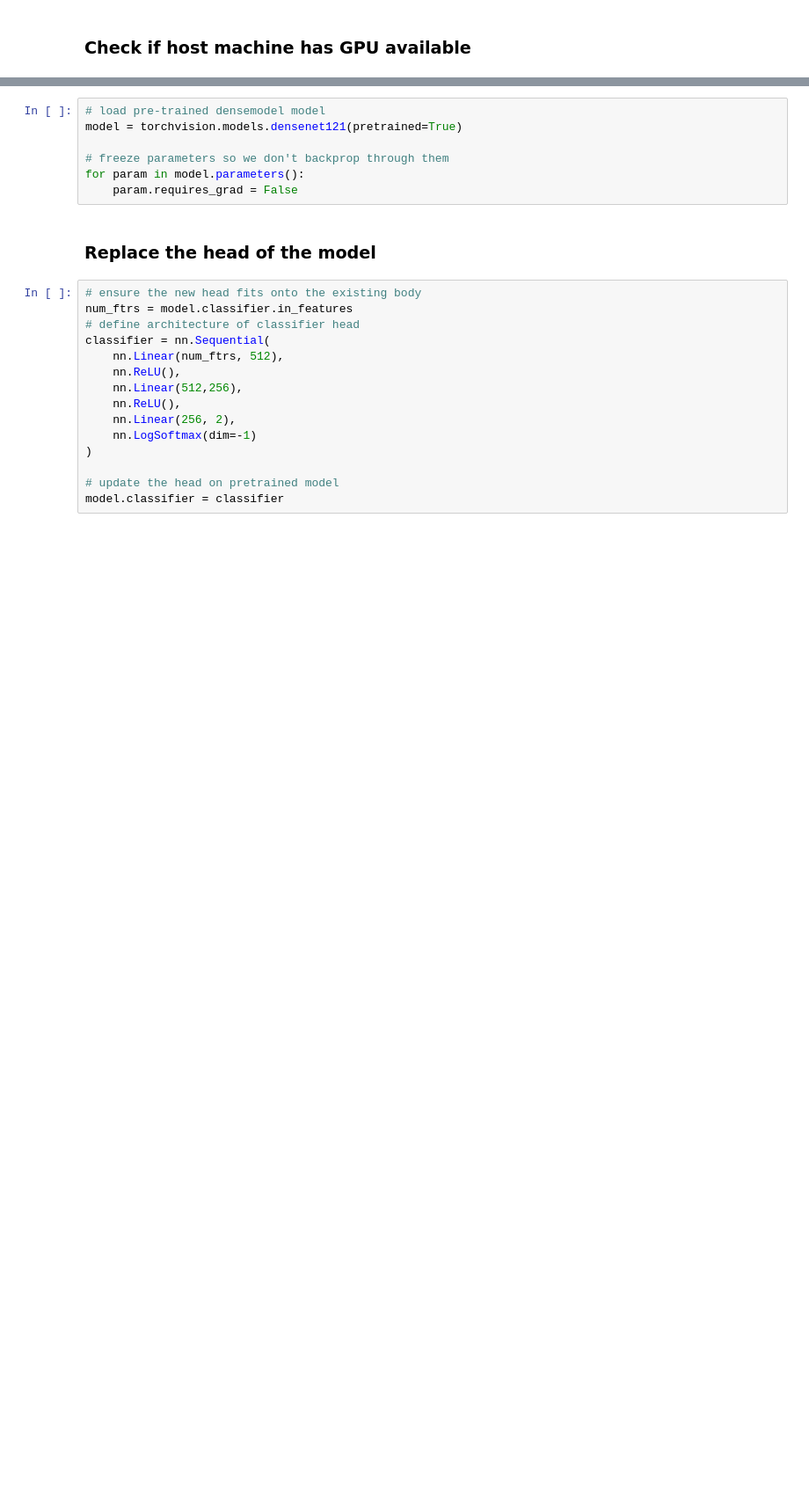
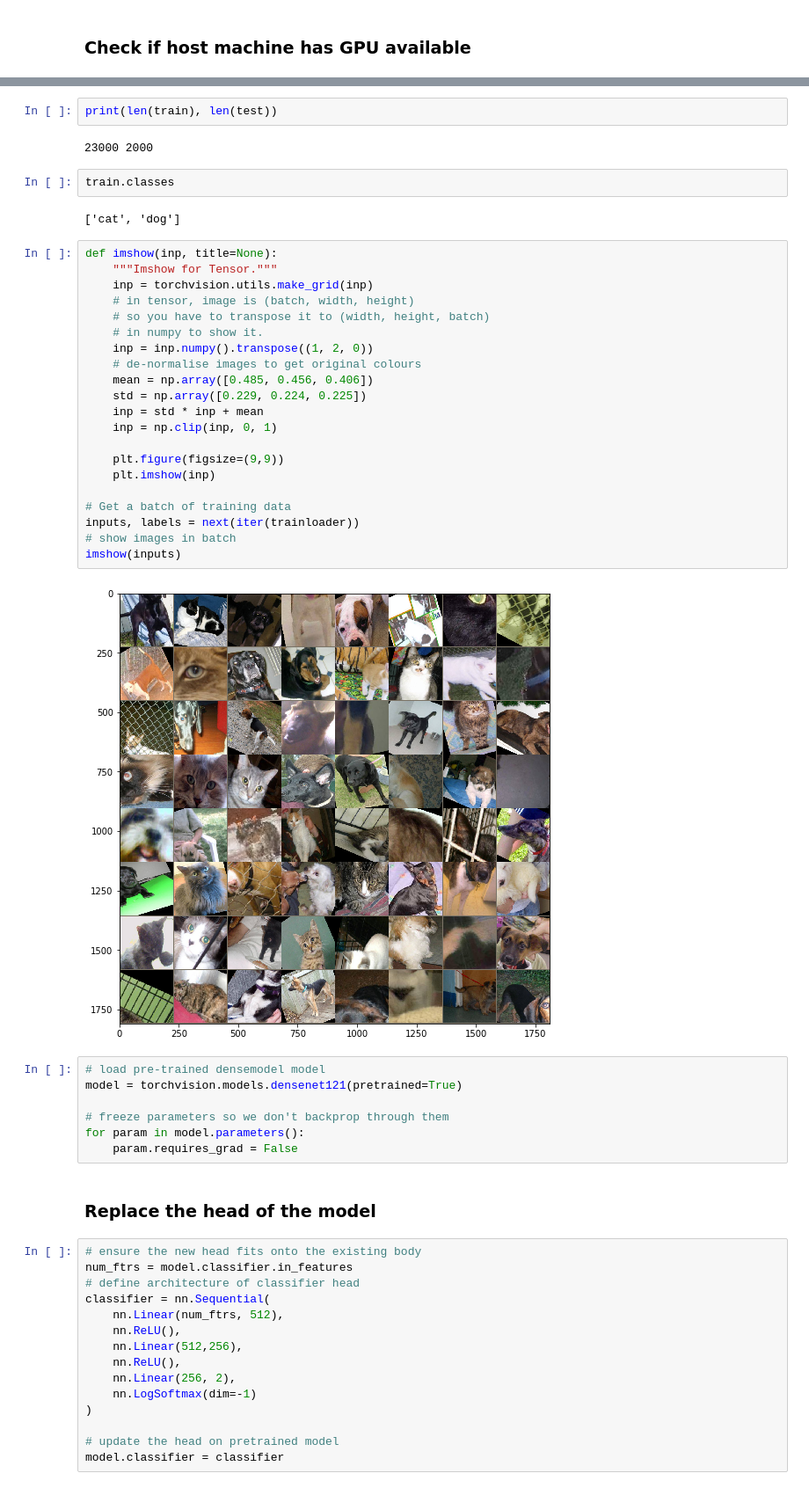
Before and after one commit to James-Leslie/pytorch-learning, a Jupyter notebook: 2_cats_and_dogs.ipynb, the cells around one changed output, grey strips where cells are left out. Shown at 88% size. Drawn from its saved outputs; the diff is of its cells as text; blank space fills up the shorter version.

```diff
--- a/2_cats_and_dogs.ipynb
+++ b/2_cats_and_dogs.ipynb
@@ -178,3 +167,34 @@ plt.imshow(np.transpose(np_grid_imgs, (1,2,0)))
+# %%
+print(len(train), len(test))
+# %% [output]
+23000 2000
+# %%
+train.classes
+# %% [output]
+['cat', 'dog']
+# %%
+def imshow(inp, title=None):
+    """Imshow for Tensor."""
+    inp = torchvision.utils.make_grid(inp)
+    # in tensor, image is (batch, width, height)
+    # so you have to transpose it to (width, height, batch)
+    # in numpy to show it.
+    inp = inp.numpy().transpose((1, 2, 0))
+    # de-normalise images to get original colours
+    mean = np.array([0.485, 0.456, 0.406])
+    std = np.array([0.229, 0.224, 0.225])
+    inp = std * inp + mean
+    inp = np.clip(inp, 0, 1)
+
+    plt.figure(figsize=(9,9))
+    plt.imshow(inp)
+
+# Get a batch of training data
+inputs, labels = next(iter(trainloader))
+# show images in batch
+imshow(inputs)
+# %% [output]
+[figure, added]
 # %%
 # load pre-trained densemodel model
 model = torchvision.models.densenet121(pretrained=True)
```
Also changed, not shown: parts of 13 cells of this notebook, 1 other file.
